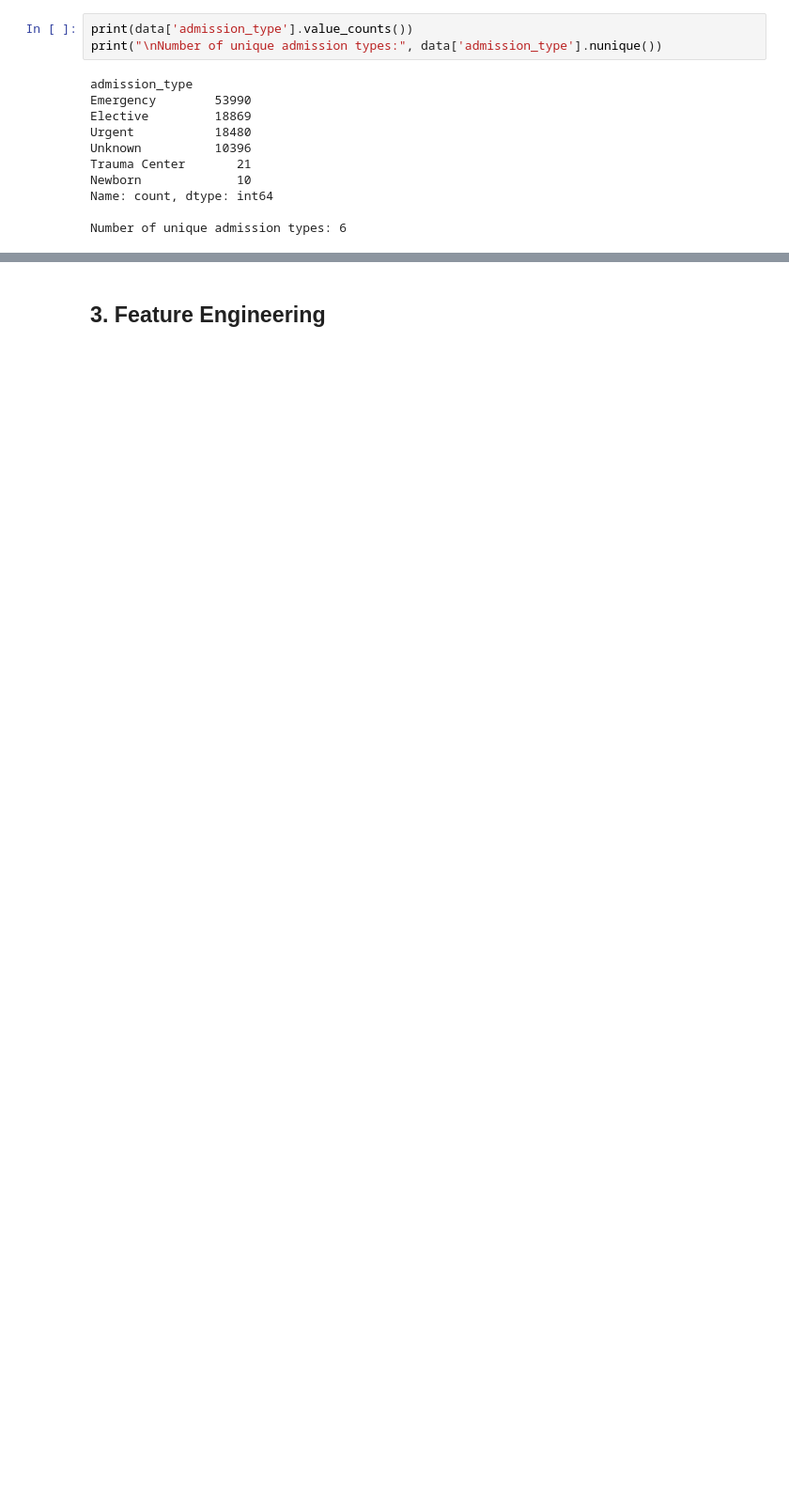
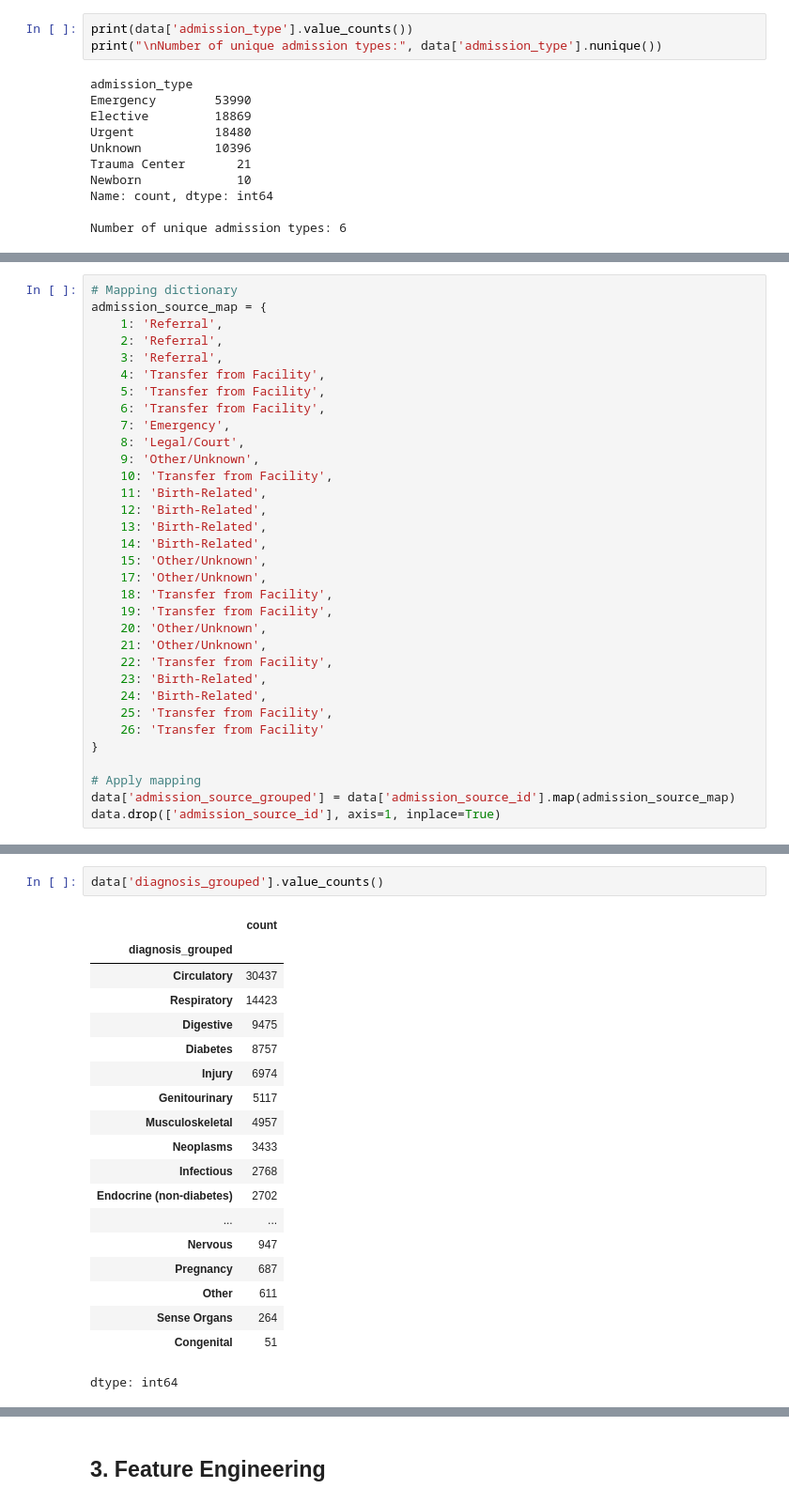
Before and after one commit to bgorai005/CNN, a Jupyter notebook: notebooks/02_feature_engineering.ipynb, the cells around one changed output, grey strips where cells are left out. Shown at 94% size. Saved outputs shown, nothing was run; the diff lists cells and outputs as text; blank space fills up the shorter version.

```diff
--- a/notebooks/02_feature_engineering.ipynb
+++ b/notebooks/02_feature_engineering.ipynb
@@ -149,0 +177,33 @@ data.drop(['discharge_disposition_id'], axis=1, inplace=True)
+# %%
+# Mapping dictionary
+admission_source_map = {
+    1: 'Referral',
+    2: 'Referral',
+    3: 'Referral',
+    4: 'Transfer from Facility',
+    5: 'Transfer from Facility',
+    6: 'Transfer from Facility',
+    7: 'Emergency',
+    8: 'Legal/Court',
+    9: 'Other/Unknown',
+    10: 'Transfer from Facility',
+    11: 'Birth-Related',
+    12: 'Birth-Related',
+    13: 'Birth-Related',
+    14: 'Birth-Related',
+    15: 'Other/Unknown',
+    17: 'Other/Unknown',
+    18: 'Transfer from Facility',
+    19: 'Transfer from Facility',
+    20: 'Other/Unknown',
+    21: 'Other/Unknown',
+    22: 'Transfer from Facility',
+    23: 'Birth-Related',
+    24: 'Birth-Related',
+    25: 'Transfer from Facility',
+    26: 'Transfer from Facility'
+}
+
+# Apply mapping
+data['admission_source_grouped'] = data['admission_source_id'].map(admission_source_map)
+data.drop(['admission_source_id'], axis=1, inplace=True)
@@ -149,0 +280,22 @@ data.drop(['discharge_disposition_id'], axis=1, inplace=True)
+# %%
+data['diagnosis_grouped'].value_counts()
+# %% [output]
+|  | count |
+| diagnosis_grouped |  |
+| Circulatory | 30437 |
+| Respiratory | 14423 |
+| Digestive | 9475 |
+| Diabetes | 8757 |
+| Injury | 6974 |
+| Genitourinary | 5117 |
+| Musculoskeletal | 4957 |
+| Neoplasms | 3433 |
+| Infectious | 2768 |
+| Endocrine (non-diabetes) | 2702 |
+| ... | ... |
+| Nervous | 947 |
+| Pregnancy | 687 |
+| Other | 611 |
+| Sense Organs | 264 |
+| Congenital | 51 |
+dtype: int64
```
Also changed, not shown: parts of 43 cells of this notebook.
